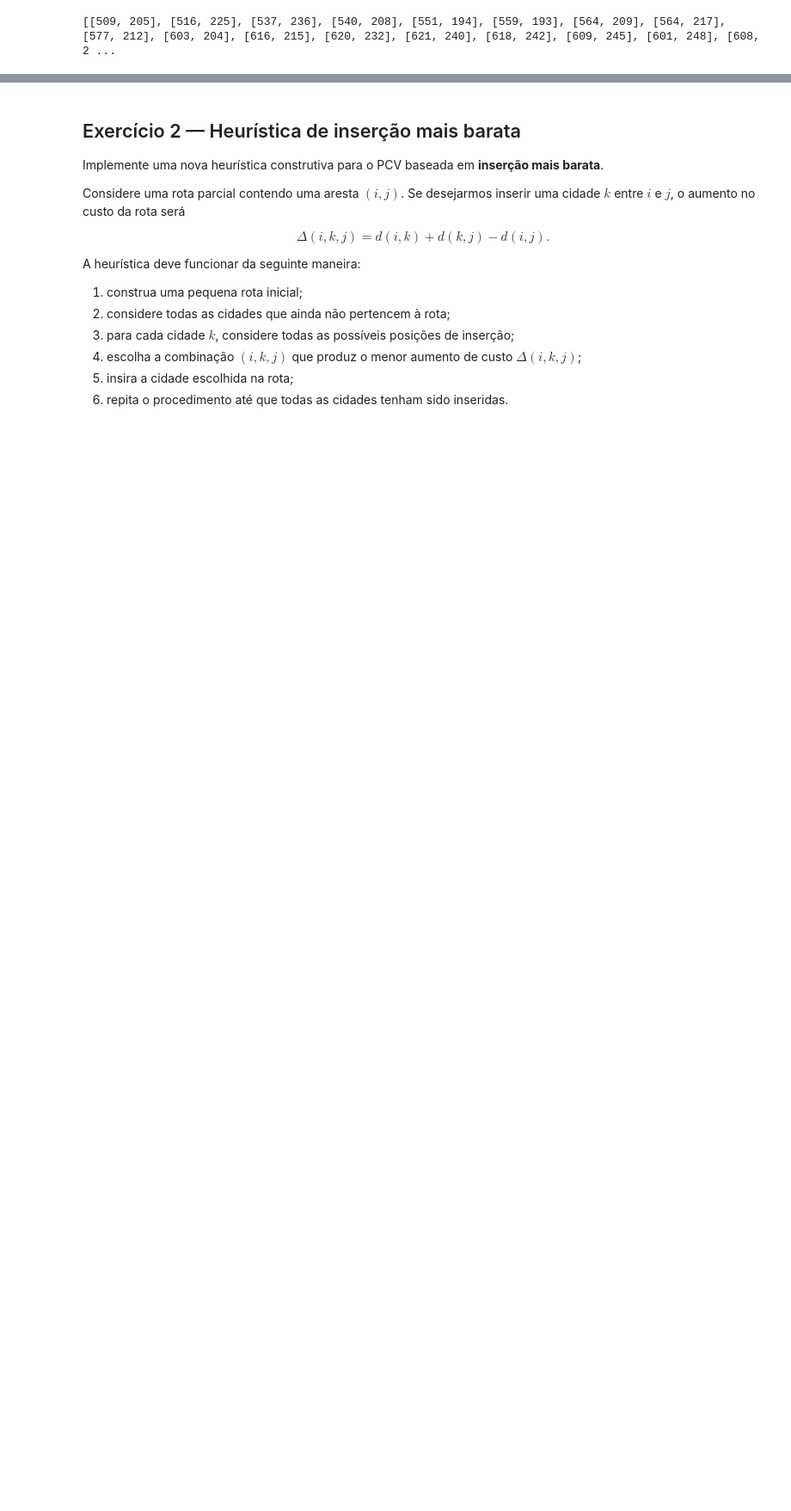
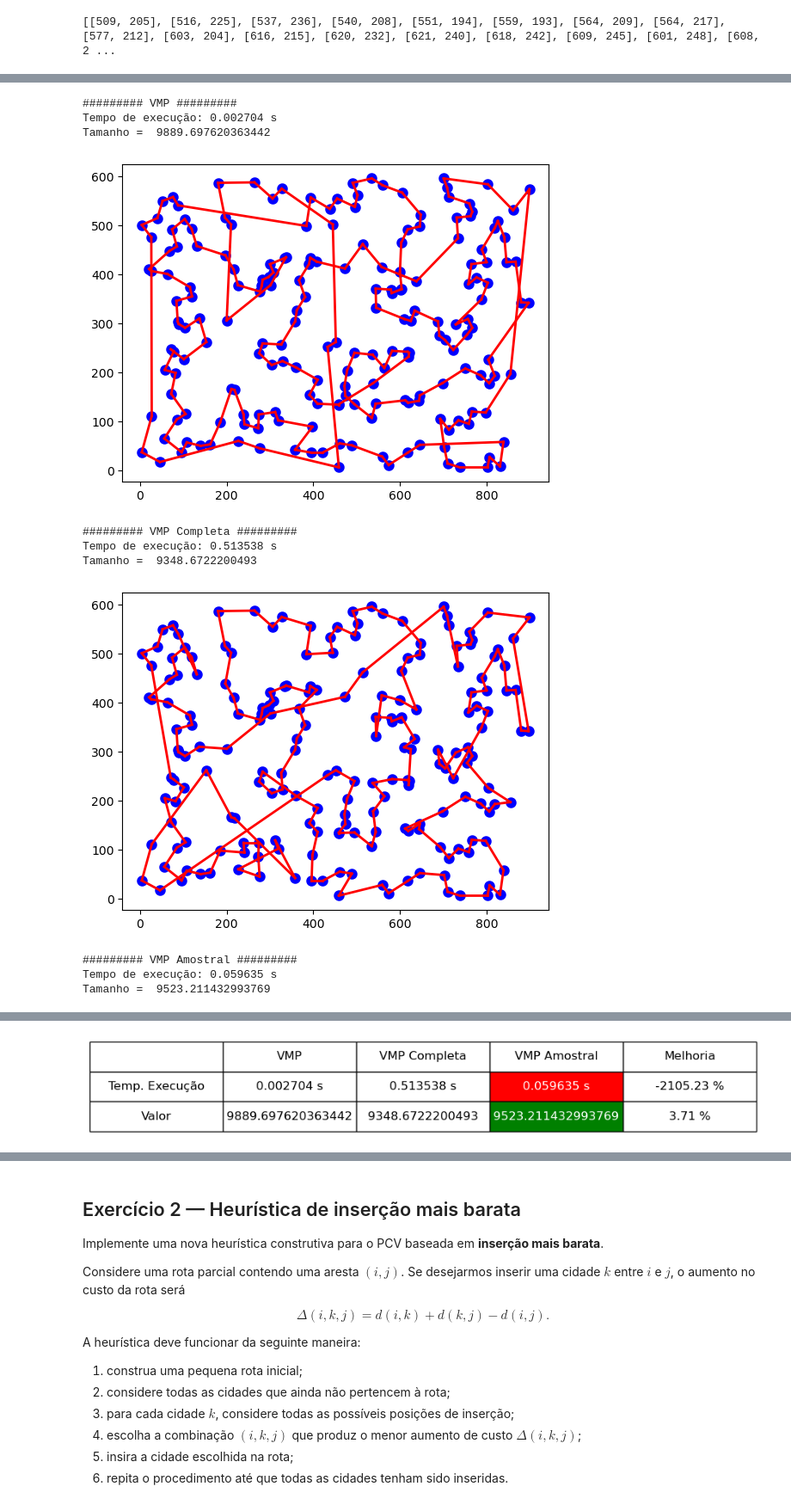
Before and after one commit to edgardfoliveira/CCP9035-20262-MetaHeuristicas, a Jupyter notebook: PCV_2026_2.ipynb, the cells around one changed output, grey strips where cells are left out. Shown at 86% size. Cells and saved outputs as stored; diff of their text form; code cells hidden in the pictures; blank space fills up the shorter version.

```diff
--- a/PCV_2026_2.ipynb
+++ b/PCV_2026_2.ipynb
@@ -678,0 +733,16 @@ Tamanho =  4676.921309416442
+# %%
+# Teste para 200 cidades
+
+comparador(cidades200, proporcao_padrao, rseed_padrao)
+# %% [output]
+######### VMP #########
+Tempo de execução: 0.002704 s
+Tamanho =  9889.697620363442
+[figure, added]
+######### VMP Completa #########
+Tempo de execução: 0.513538 s
+Tamanho =  9348.6722200493
+[figure, added]
+######### VMP Amostral #########
+Tempo de execução: 0.059635 s
+Tamanho =  9523.211432993769
@@ -678,0 +750 @@ Tamanho =  4676.921309416442
+[figure, added]
```
Also changed, not shown: parts of 10 cells of this notebook.
